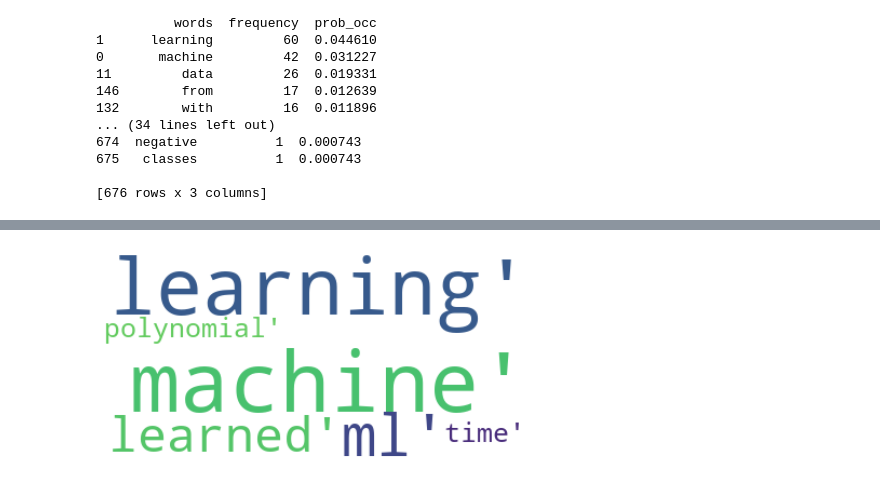
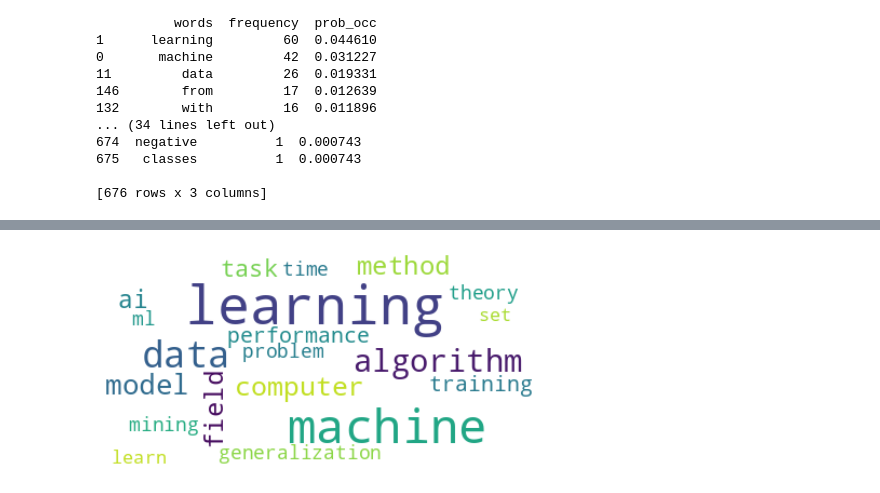
Before and after one commit to sidbardoloye/DSC404F, a Jupyter notebook: CapstoneProj_SidharthaSarat.ipynb, the cells around one changed output, grey strips where cells are left out. Cells and saved outputs as stored; diff of their text form; code cells hidden in the pictures.

```diff
--- a/CapstoneProj_SidharthaSarat.ipynb
+++ b/CapstoneProj_SidharthaSarat.ipynb
@@ -134,12 +111,11 @@ plt.show()
 # %%
 # Word Cloud for the most frequent words
-text= np.array_str(cleanWordList_NoStpWrds)
-wordcloud = WordCloud(collocations = False, background_color = 'white').generate(text)
+text = " ".join(wrds for wrds in cleanWordList_NoStpWrds)
+wordcloud = WordCloud(collocations = False,max_font_size=50, max_words=20, background_color = 'white').generate(text)
 # Display the generated Word Cloud
-
 plt.imshow(wordcloud, interpolation='bilinear')
 plt.axis("off")
 plt.tight_layout(pad = 0)
 plt.show()
 # %% [output]
-[figure, old version]
+[figure, new version]
```
Also changed, not shown: parts of 2 cells of this notebook.
